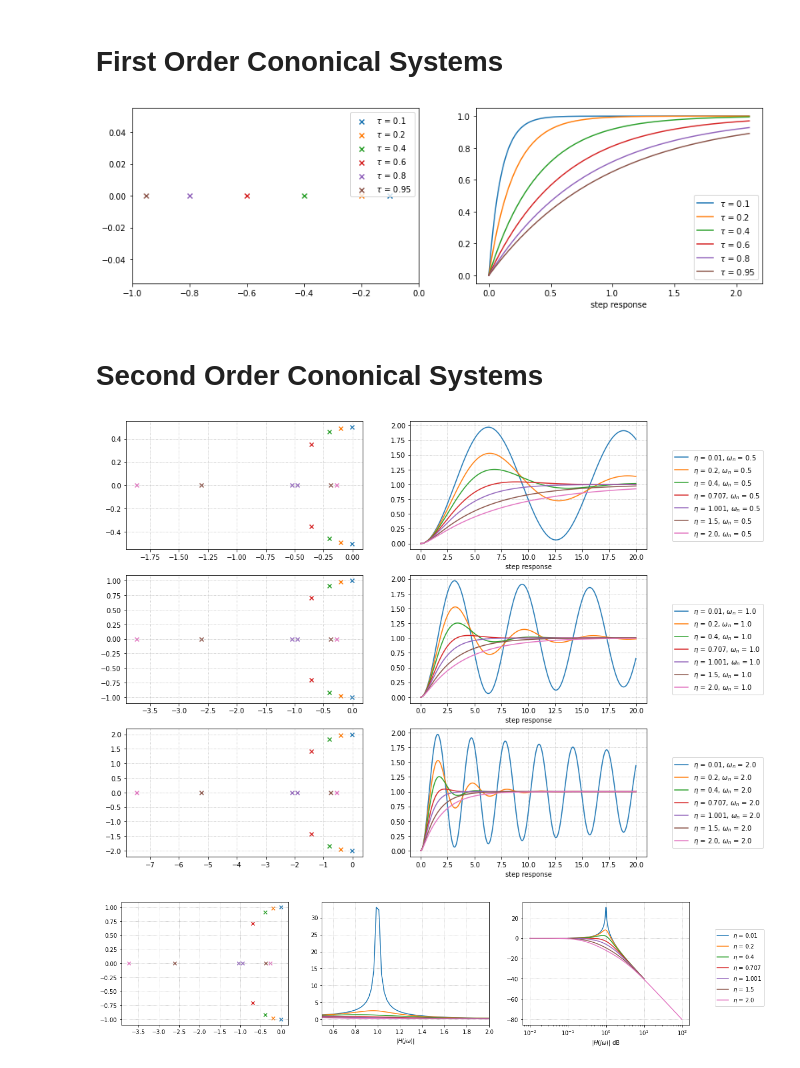
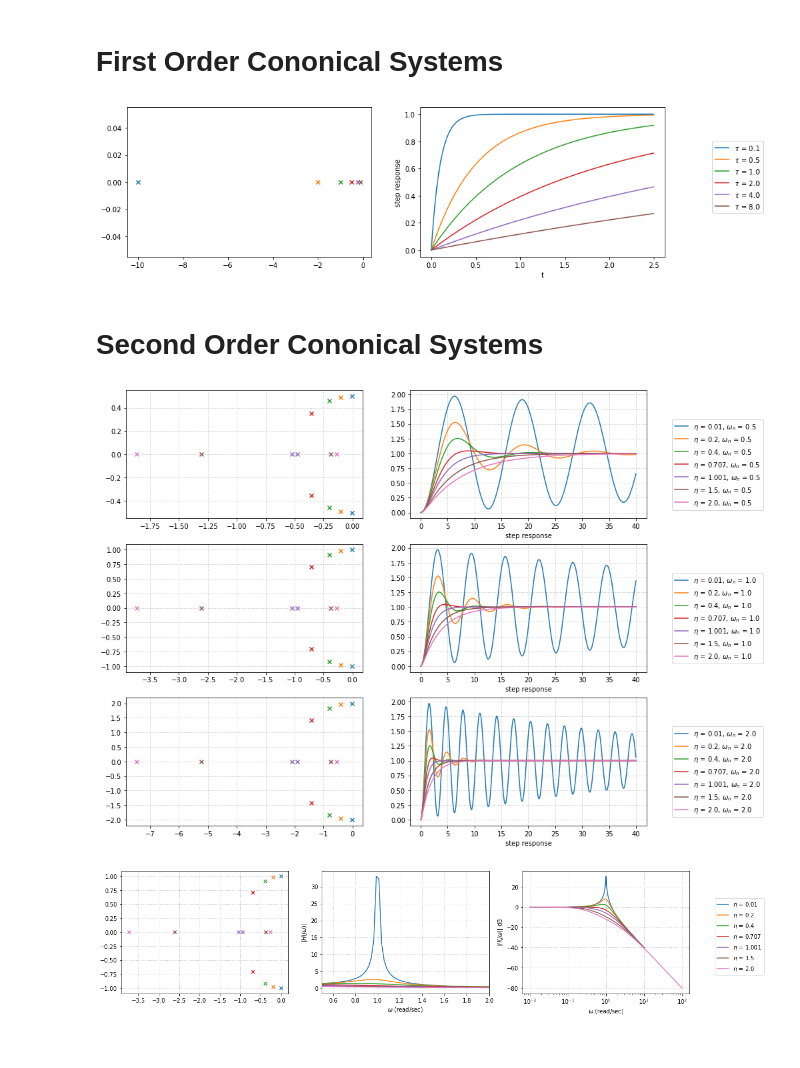
Before and after one commit to keithchugg/ee301_spring2021, a Jupyter notebook: lecture_examples/cononical_systems.ipynb, the cells around one changed output. Saved outputs shown, nothing was run; the diff lists cells and outputs as text; code cells hidden in the pictures.

```diff
--- a/lecture_examples/cononical_systems.ipynb
+++ b/lecture_examples/cononical_systems.ipynb
@@ -6,23 +6,23 @@ import matplotlib.pyplot as plt
 # %% [markdown]
 # First Order Cononical Systems
 # %%
-taus = np.asarray([0.1, 0.2, 0.4, 0.6, 0.8, 0.95])
+taus = np.asarray([0.1, 0.5, 1, 2, 4, 8])
 max_tau = np.max(taus)
-t = np.arange(0, 2/max_tau, 0.001)
+t = np.arange(0, 20/max_tau, 0.001)
 fig, ax = plt.subplots(1, 2, figsize=(14, 4))
 for i, tau in enumerate(taus):
-    ax[0].scatter([-tau], [0], marker='x', label=fr'$\tau$ = {tau}')
+    ax[0].scatter([-1.0 /tau], [0], marker='x', label=fr'$\tau$ = {tau}')
     ax[0].grid(linestyle=':')
-    ax[0].set_xlim([-1, 0])
-    ax[0].legend()
+    # ax[0].set_xlim([-1, 0])
+    # ax[0].legend()
 
     ax[1].plot(t, 1 - np.exp(-t / tau), label=fr'$\tau$ = {tau}')
     ax[1].set_xlabel('t')
-    ax[1].set_xlabel('step response')
+    ax[1].set_ylabel('step response')
     ax[1].grid(linestyle=':')
-    ax[1].legend()
+    ax[1].legend(loc='upper center', bbox_to_anchor=(1.3, 0.8), ncol=1)
 # %% [output]
-[figure, old version]
+[figure, new version]
 # %% [markdown]
 # Second Order Cononical Systems
 # %%
@@ -44,7 +44,7 @@ damps = np.asarray([0.01, 0.2, 0.4, 0.707, 1.001, 1.5, 2])
 
 min_wn = np.min(wns)
 
-t = np.arange(0, 10 / min_wn, 0.001)
+t = np.arange(0, 20 / min_wn, 0.001)
 
 N_rows = len(wns)
 fig, ax = plt.subplots(N_rows, 2, figsize=(14, 4 * N_rows))
@@ -67,11 +67,11 @@ for k, omega_n in enumerate(wns):
 
         ax[k][1].plot(t, step_response_2nd(eta, omega_n, t), label=fr'$\eta$ = {eta}, $\omega_n$ = {omega_n}')
         ax[k][1].set_xlabel('t')
-        ax[k][1].set_xlabel('step response')
+        ax[k][1].set_ylabel('step response')
         ax[k][1].grid(linestyle=':')
         ax[k][1].legend(loc='upper center', bbox_to_anchor=(1.3, 0.8), ncol=1)
 # %% [output]
-[figure, old version]
+[figure, new version]
 # %%
 import scipy.signal as signal
 
@@ -101,15 +101,15 @@ for i, eta in enumerate(damps):
 
     ax[1].plot(omega, mag_H, label=fr'$\eta$ = {eta}')
     ax[1].set_xlabel(r'$\omega$ (read/sec)')
-    ax[1].set_xlabel(r'$|H(j\omega)|$')
+    ax[1].set_ylabel(r'$|H(j\omega)|$')
     ax[1].grid(linestyle=':')
     ax[1].set_xlim([0.5, 2])
     # ax[1].legend(loc='upper center', bbox_to_anchor=(1.3, 0.8), ncol=1)
 
     ax[2].semilogx(omega, 20 * np.log10(mag_H), label=fr'$\eta$ = {eta}')
     ax[2].set_xlabel(r'$\omega$ (read/sec)')
-    ax[2].set_xlabel(r'$|H(j\omega)|$ dB')
+    ax[2].set_ylabel(r'$|H(j\omega)|$ dB')
     ax[2].grid(linestyle=':')
     ax[2].legend(loc='upper center', bbox_to_anchor=(1.3, 0.8), ncol=1)
 # %% [output]
-[figure, old version]
+[figure, new version]
```
